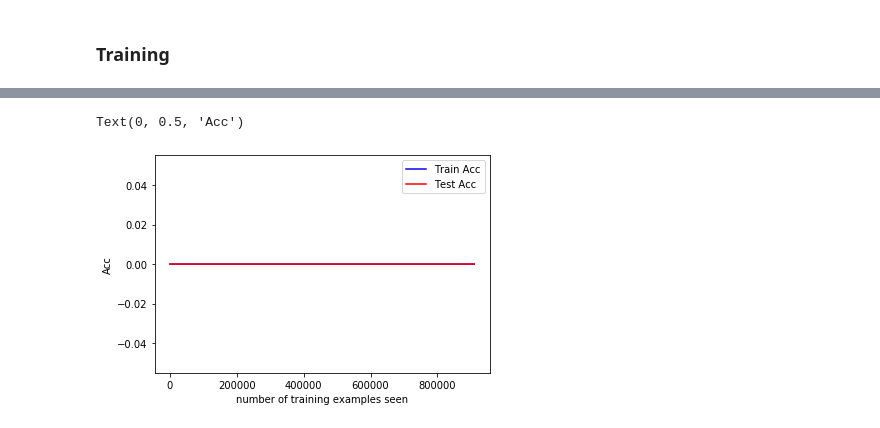
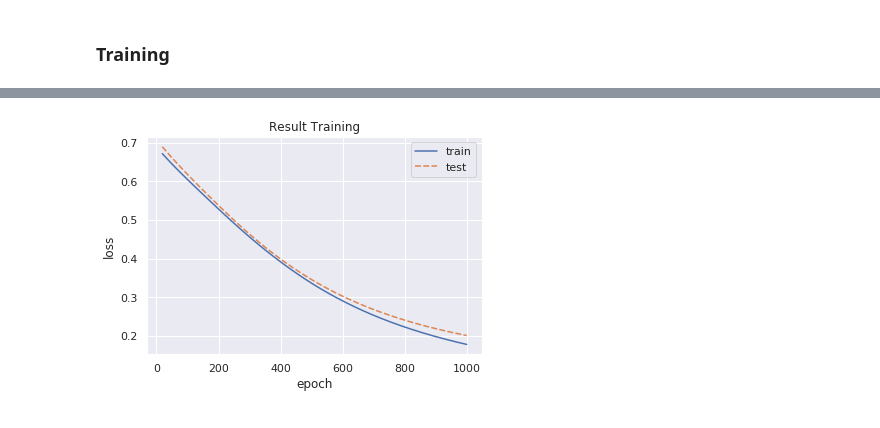
Before and after one commit to imeri-course/ai-in-healthcare, a Jupyter notebook: Session1/Demo_MLP.ipynb, the cells around one changed output, grey strips where cells are left out. Drawn from its saved outputs; the diff is of its cells as text; code cells hidden in the pictures.

```diff
--- a/Session1/Demo_MLP.ipynb
+++ b/Session1/Demo_MLP.ipynb
@@ -227,8 +234,7 @@ class Net(nn.Module):
 # %% [markdown]
 ### Init Network
 # %%
-network = Net(input_shape=30, output_class=1)
-# network = nn.Linear(30, 1)
+network = Net(input_shape=30, output_class=1, hidden_nodes=20)
 
 # Use cuda will accelerated by gpu
 if torch.cuda.is_available():
@@ -345,0 +325,19 @@ for epoch in tqdm(range(1, n_epochs + 1), desc="Training Process"):
+# %%
+n_epochs = 1000
+log_interval = 50
+
+train_losses = np.zeros(n_epochs)
+test_losses = np.zeros(n_epochs)
+train_accs = np.zeros(n_epochs)
+test_accs = np.zeros(n_epochs)
+
+for epoch in range(n_epochs):
+    train_loss, train_acc = one_epoch_train(network, optimizer, train_data_loader)
+    test_loss, test_acc = one_epoch_test(network, optimizer, test_data_loader)
+
+    train_losses[epoch] = train_loss
+    test_losses[epoch] = test_loss
+    train_accs[epoch] = train_acc
+    test_accs[epoch] = test_acc
+    if epoch % log_interval == 0:
+        print('Train Epoch: {}/{} \t loss(train | test): {:.6f} | {:.6f} \t acc(train|test): {:.0f}% | {:.0f}%'.format(epoch, n_epochs, train_loss, test_loss, train_acc, test_acc))
@@ -362,10 +367,25 @@ Text(0, 0.5, 'loss')
-# %%
-fig = plt.figure()
-plt.plot(test_counter, train_acc, color='blue')
-plt.plot(test_counter, test_acc, color='red')
-plt.legend(['Train Acc', 'Test Acc'], loc='upper right')
-plt.xlabel('number of training examples seen')
-plt.ylabel('Acc')
-# %% [output]
-Text(0, 0.5, 'Acc')
-[figure, removed]
+# %%
+import seaborn as sns
+import numpy as np
+import matplotlib.pyplot as plt
+sns.set(style="darkgrid")
+
+def plot_(train, test, xlabel="epoch", ylabel="loss", title="Result Training", rolling=20):
+    """
+    Function for plot the result
+    """
+    df = pd.DataFrame()
+    df['train'] = train
+    df['test'] = test
+    df = df.rolling(rolling).mean()
+    sns.lineplot(hue="region", style="event",data=df)
+    # other info
+    plt.title(title)
+    plt.xlabel(xlabel)
+    plt.ylabel(ylabel)
+    plt.show()
+# %%
+# Check Loss
+plot_(train_losses, test_losses)
+# %% [output]
+[figure, added]
```
Also changed, not shown: parts of 22 cells of this notebook.
